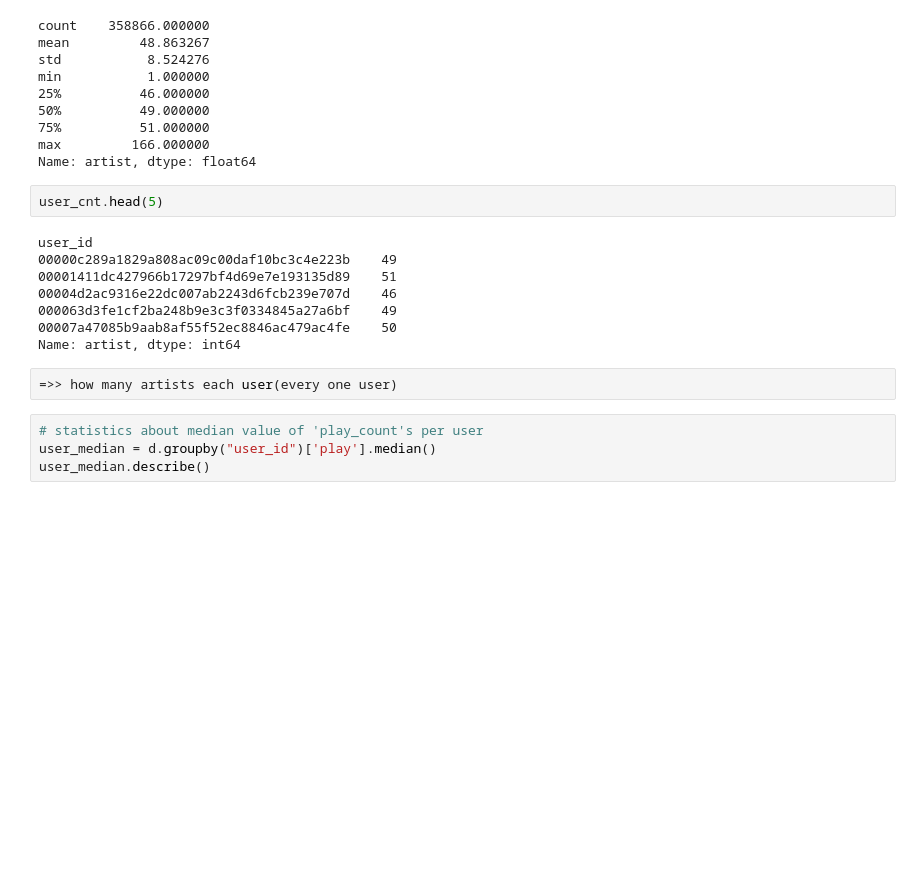
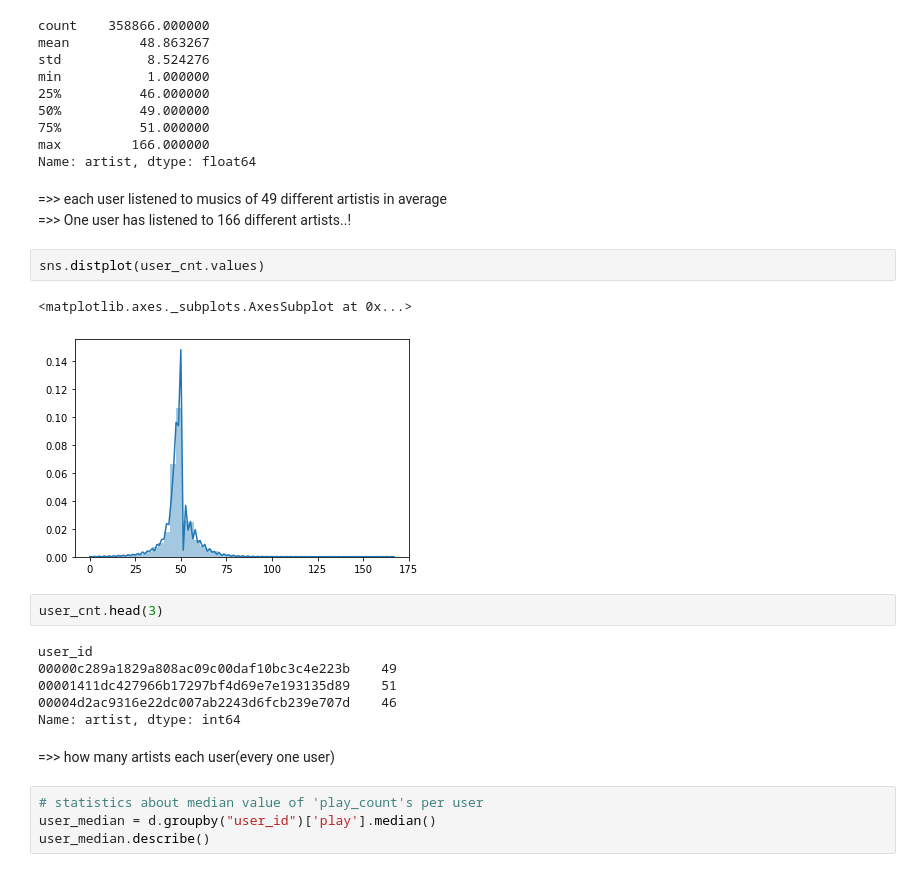
Before and after one commit to hwan141592/Python_Basic, a Jupyter notebook: CF.ipynb, the cells around one changed output. Saved outputs shown, nothing was run; the diff lists cells and outputs as text; blank space fills up the shorter version.

```diff
--- a/CF.ipynb
+++ b/CF.ipynb
@@ -226,18 +235,24 @@ min           1.000000
 75%          51.000000
 max         166.000000
 Name: artist, dtype: float64
+# %% [markdown]
+=>> each user listened to musics of 49 different artistis in average
+=>> One user has listened to 166 different artists..!
+# %%
+sns.distplot(user_cnt.values)
+# %% [output]
+<matplotlib.axes._subplots.AxesSubplot at 0x...>
+[figure, added]
 # %%
-user_cnt.head(5)
+user_cnt.head(3)
 # %% [output]
 user_id
 00000c289a1829a808ac09c00daf10bc3c4e223b    49
 00001411dc427966b17297bf4d69e7e193135d89    51
 00004d2ac9316e22dc007ab2243d6fcb239e707d    46
-000063d3fe1cf2ba248b9e3c3f0334845a27a6bf    49
-00007a47085b9aab8af55f52ec8846ac479ac4fe    50
 Name: artist, dtype: int64
-# %%
-=>> how many artists each user(every one user)
+# %% [markdown]
+=>> how many artists each user(every one user)
 # %%
 # statistics about median value of 'play_count's per user
 user_median = d.groupby("user_id")['play'].median()
```
Also changed, not shown: parts of 3 cells of this notebook.
